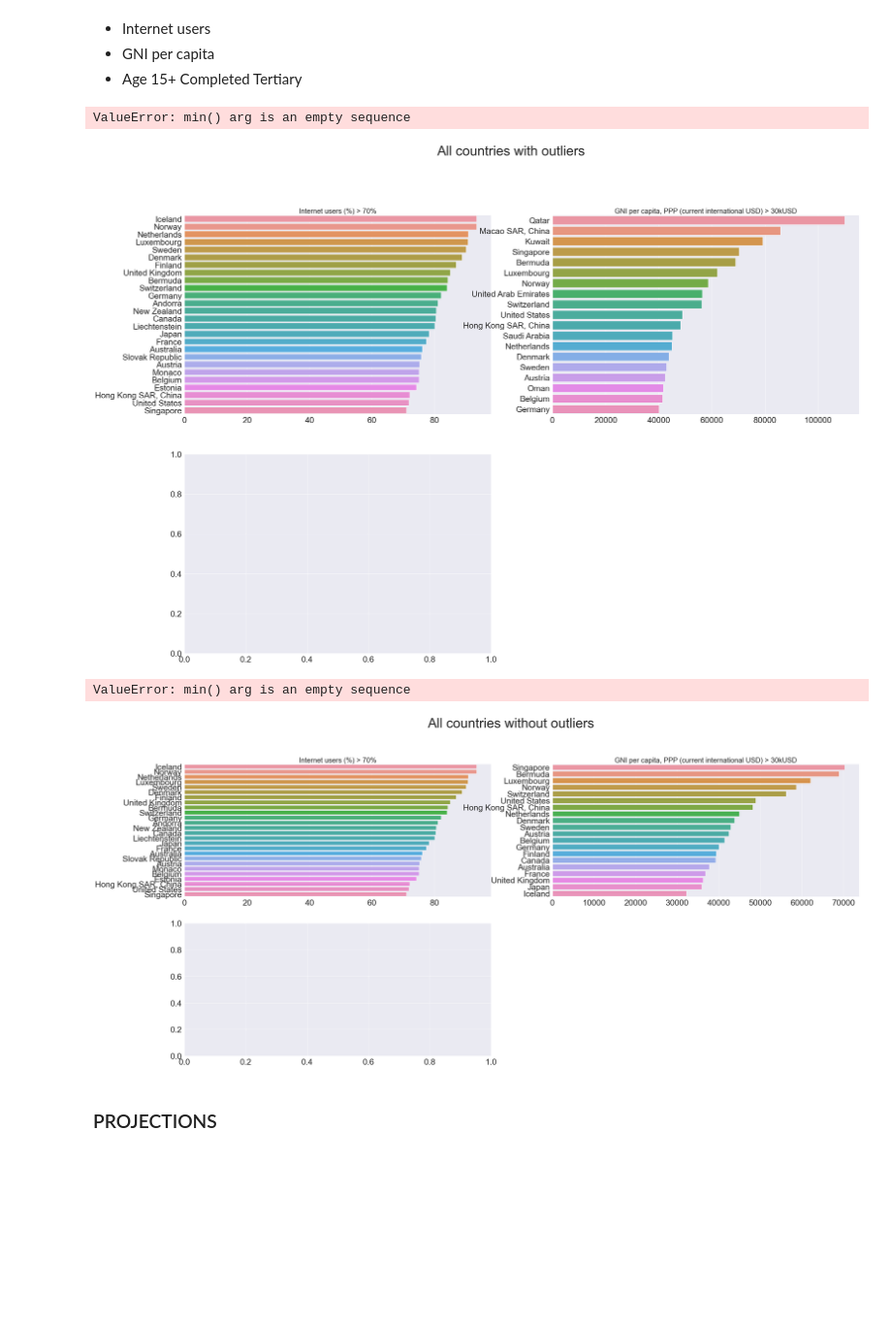
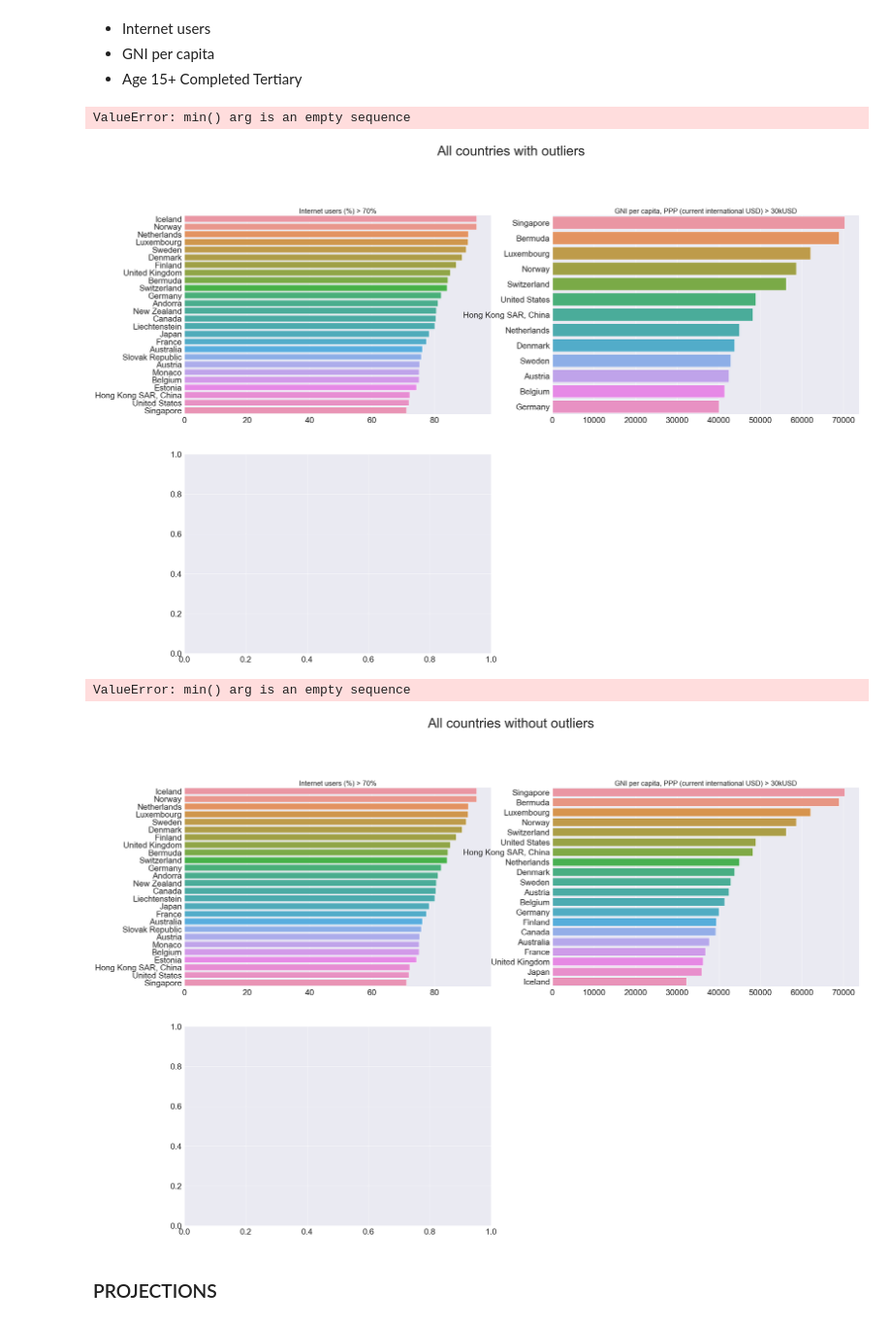
Before and after one commit to Azimoj/EdState-, a Jupyter notebook: P2.ipynb, the cells around one changed output. Shown at 97% size. Cells and saved outputs as stored; diff of their text form; code cells hidden in the pictures; blank space fills up the shorter version.

```diff
--- a/P2.ipynb
+++ b/P2.ipynb
@@ -727,13 +727,13 @@ __Just keeping 3 indicatores with hight corrolation__
 #country_to_keep = ['Europe & Central Asia']
 #pivot_EuropeCenAsia = pivot_plus_country[pivot_plus_country['Region'].isin(country_to_keep)]
 
-data_clean1 = pivot_plus_country.sort_values(by=['IT.NET.USER.P2'], ascending=False)
-pivot_world_INT = data_clean1[(data_clean1['IT.NET.USER.P2'] > 70)]
+data_sort = pivot_plus_country.sort_values(by=['IT.NET.USER.P2'], ascending=False)
+pivot_world_INT = data_sort[(data_sort['IT.NET.USER.P2'] > 70)]
 
-pivot_world_GNI = pivot_plus_country.sort_values(by=['NY.GNP.PCAP.PP.CD'], ascending=False)
+pivot_world_GNI = pivot_world_INT.sort_values(by=['NY.GNP.PCAP.PP.CD'], ascending=False)
 pivot_world_GNI = pivot_world_GNI[(pivot_world_GNI['NY.GNP.PCAP.PP.CD'] > 40000)]
 
-pivot_world_EDU = pivot_plus_country.sort_values(by=['BAR.TER.CMPT.15UP.ZS'], ascending=False)
+pivot_world_EDU = pivot_world_GNI.sort_values(by=['BAR.TER.CMPT.15UP.ZS'], ascending=False)
 pivot_world_EDU = pivot_world_EDU[(pivot_world_EDU['BAR.TER.CMPT.15UP.ZS'] > 40)]
 
 sns.set(font_scale=2.8)
@@ -760,44 +760,44 @@ plt.title("Age 15+ Completed Tertiary (%) > 40%", fontsize=26)
 plt.show()
 # %% [output]
 ValueError: min() arg is an empty sequence
-[figure, old version]
+[figure, new version]
 # %%
 #country_to_keep = ['Europe & Central Asia']
 #pivot_EuropeCenAsia = pivot_plus_country[pivot_plus_country['Region'].isin(country_to_keep)]
 
-data_clean1 = data_clean1.sort_values(by=['IT.NET.USER.P2'], ascending=False)
-pivot_world_INT = data_clean1[(data_clean1['IT.NET.USER.P2'] > 70)]
+data_sort = data_clean1.sort_values(by=['IT.NET.USER.P2'], ascending=False)
+pivot_world_INT = data_sort[(data_sort['IT.NET.USER.P2'] > 70)]
 
 pivot_world_GNI = pivot_world_INT.sort_values(by=['NY.GNP.PCAP.PP.CD'], ascending=False)
 pivot_world_GNI = pivot_world_GNI[(pivot_world_GNI['NY.GNP.PCAP.PP.CD'] > 30000)]
 
 pivot_world_EDU = pivot_world_GNI.sort_values(by=['BAR.TER.CMPT.15UP.ZS'], ascending=False)
 pivot_world_EDU = pivot_world_EDU[(pivot_world_EDU['BAR.TER.CMPT.15UP.ZS'] > 40)]
 
 sns.set(font_scale=2.8)
-plt.figure(figsize=(45,20))
+plt.figure(figsize=(45,30))
 plt.suptitle('All countries without outliers', size=50, y=1)
 
 plt.subplot(2,2,1)
 sns.barplot(data=pivot_world_INT, y="Name", x="IT.NET.USER.P2")
 plt.xlabel('')
 plt.ylabel('')
 plt.title("Internet users (%) > 70%", fontsize=26)
 
 plt.subplot(2,2,2)
 sns.barplot(data=pivot_world_GNI, y="Name", x="NY.GNP.PCAP.PP.CD")
 plt.xlabel('')
 plt.ylabel('')
 plt.title("GNI per capita, PPP (current international USD) > 30kUSD", fontsize=26)
 
 plt.subplot(2,2,3)
 sns.barplot(data=pivot_world_EDU, y="Name", x="BAR.TER.CMPT.15UP.ZS")
 plt.xlabel('')
 plt.ylabel('')
 plt.title("Age 15+ Completed Tertiary (%) > 40%", fontsize=26)
 plt.show()
 # %% [output]
 ValueError: min() arg is an empty sequence
-[figure, old version]
+[figure, new version]
 # %% [markdown]
 ### PROJECTIONS
```
